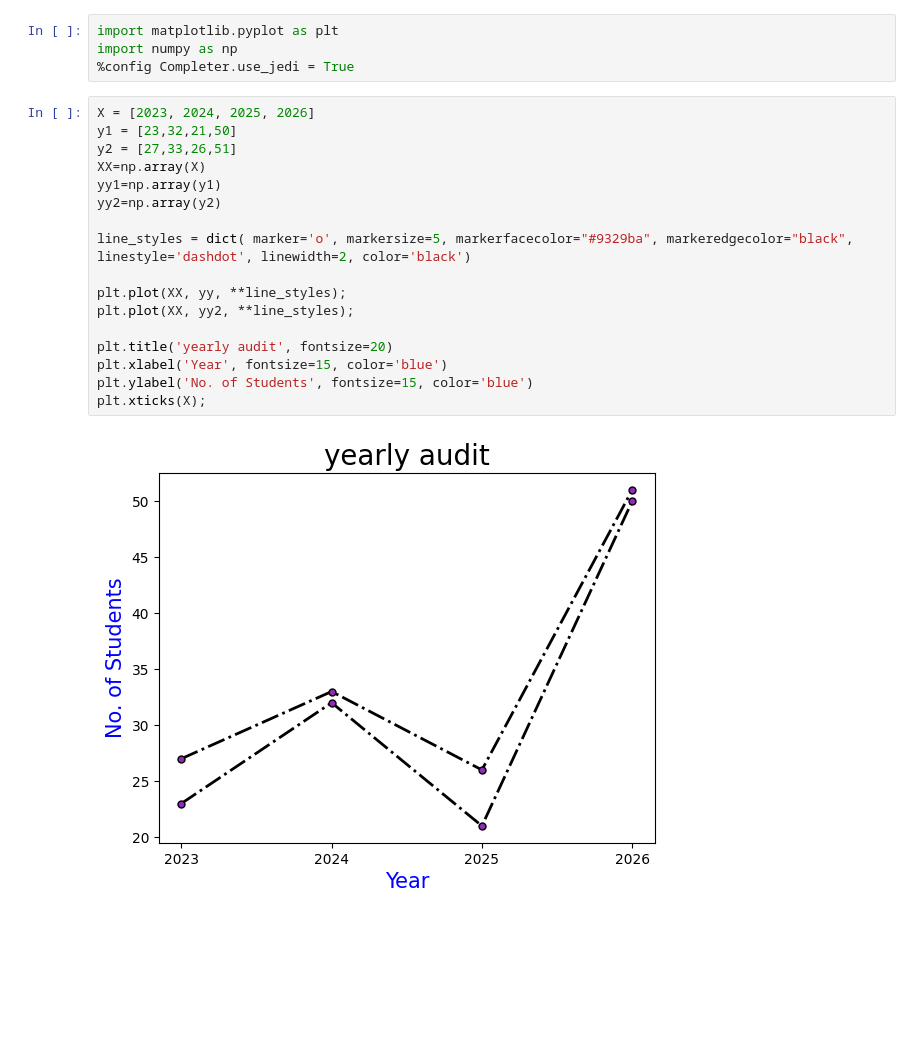
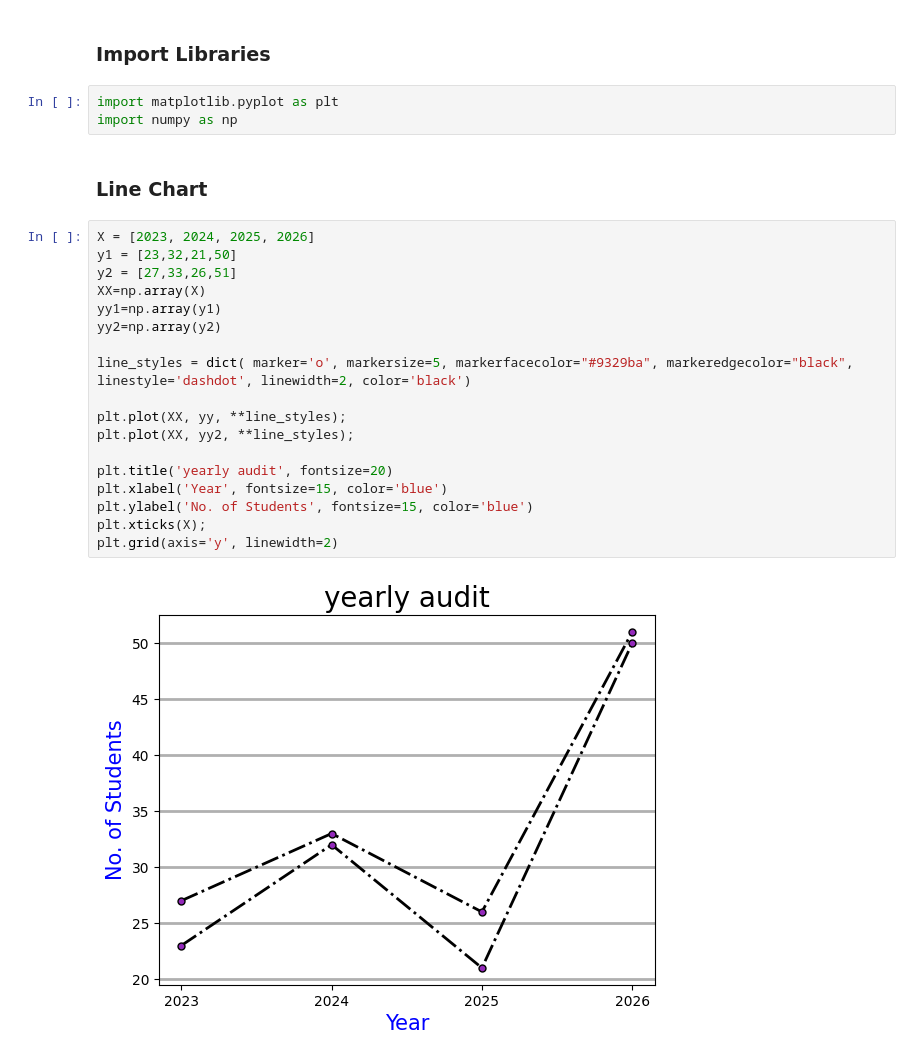
Before and after one commit to sameerdiwse/python-visualization, a Jupyter notebook: Matplotlib_Visualization_Code/Visualization_Practice.ipynb, the cells around one changed output. Saved outputs shown, nothing was run; the diff lists cells and outputs as text; blank space fills up the shorter version.

```diff
--- a/Matplotlib_Visualization_Code/Visualization_Practice.ipynb
+++ b/Matplotlib_Visualization_Code/Visualization_Practice.ipynb
@@ -1,23 +1,27 @@
+# %% [markdown]
+### Import Libraries
 # %%
 import matplotlib.pyplot as plt
 import numpy as np
-%config Completer.use_jedi = True
+# %% [markdown]
+### Line Chart
 # %%
 X = [2023, 2024, 2025, 2026]
 y1 = [23,32,21,50]
 y2 = [27,33,26,51]
 XX=np.array(X)
 yy1=np.array(y1)
 yy2=np.array(y2)
 
 line_styles = dict( marker='o', markersize=5, markerfacecolor="#9329ba", markeredgecolor="black", linestyle='dashdot', linewidth=2, color='black')
 
 plt.plot(XX, yy, **line_styles);
 plt.plot(XX, yy2, **line_styles);
 
 plt.title('yearly audit', fontsize=20)
 plt.xlabel('Year', fontsize=15, color='blue')
 plt.ylabel('No. of Students', fontsize=15, color='blue')
 plt.xticks(X);
+plt.grid(axis='y', linewidth=2)
 # %% [output]
-[figure, old version]
+[figure, new version]
```
Also changed, not shown: parts of 4 cells of this notebook.
